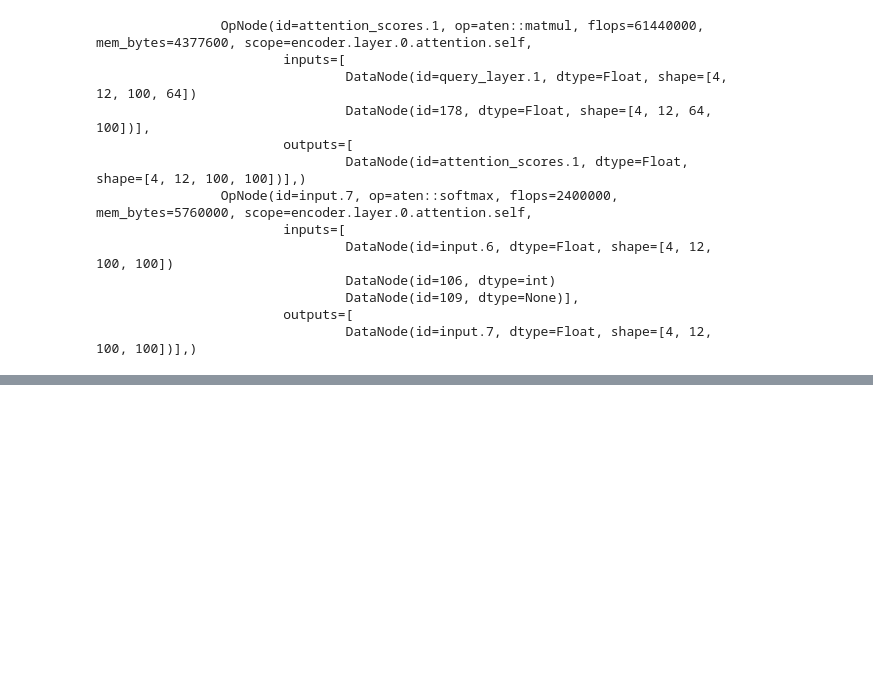
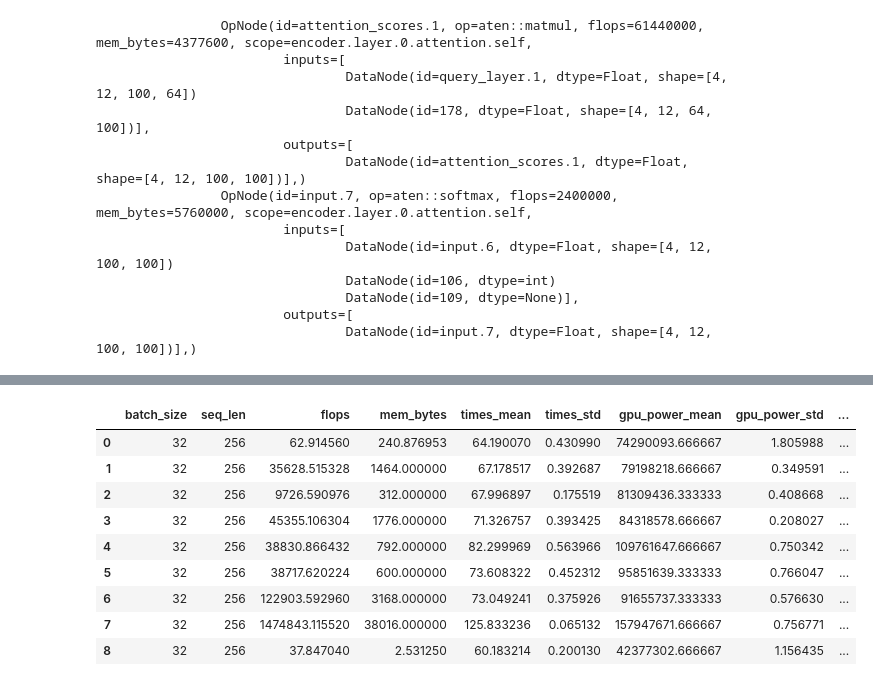
Before and after one commit to Vanessa96/DetecTor, a Jupyter notebook: trace_cg.ipynb, the cells around one changed output, grey strips where cells are left out. Cells and saved outputs as stored; diff of their text form; code cells hidden in the pictures; blank space fills up the shorter version.

```diff
--- a/trace_cg.ipynb
+++ b/trace_cg.ipynb
@@ -663,0 +663,14 @@ res
+# %%
+bs = 32
+seq_len = 256
+runs = 3
+model_name = "bert-base-uncased"
+
+feature_values = {k: [] for k in feature_names}
+name_s = sanitize(model_name)
+filename = f'{name_s}_{exp_type}_r{runs}_b{bs}_i{seq_len}.json'
+prof_file = Path(out_dir) / exp_name / filename
+with open(prof_file) as f:
+    prof_info = json.load(f)
+process_record(energy, prof_info, res, feature_values, model_name, bs, runs, seq_len)
+info = pd.DataFrame(data=feature_values)
@@ -663,0 +681,13 @@ res
+# %%
+info
+# %% [output]
+|  | batch_size | seq_len | flops | mem_bytes | times_mean | times_std | gpu_power_mean | gpu_power_std | ... |
+| 0 | 32 | 256 | 62.914560 | 240.876953 | 64.190070 | 0.430990 | 74290093.666667 | 1.805988 | ... |
+| 1 | 32 | 256 | 35628.515328 | 1464.000000 | 67.178517 | 0.392687 | 79198218.666667 | 0.349591 | ... |
+| 2 | 32 | 256 | 9726.590976 | 312.000000 | 67.996897 | 0.175519 | 81309436.333333 | 0.408668 | ... |
+| 3 | 32 | 256 | 45355.106304 | 1776.000000 | 71.326757 | 0.393425 | 84318578.666667 | 0.208027 | ... |
+| 4 | 32 | 256 | 38830.866432 | 792.000000 | 82.299969 | 0.563966 | 109761647.666667 | 0.750342 | ... |
+| 5 | 32 | 256 | 38717.620224 | 600.000000 | 73.608322 | 0.452312 | 95851639.333333 | 0.766047 | ... |
+| 6 | 32 | 256 | 122903.592960 | 3168.000000 | 73.049241 | 0.375926 | 91655737.333333 | 0.576630 | ... |
+| 7 | 32 | 256 | 1474843.115520 | 38016.000000 | 125.833236 | 0.065132 | 157947671.666667 | 0.756771 | ... |
+| 8 | 32 | 256 | 37.847040 | 2.531250 | 60.183214 | 0.200130 | 42377302.666667 | 1.156435 | ... |
```
Also changed, not shown: parts of 17 cells of this notebook, 1 other file.
